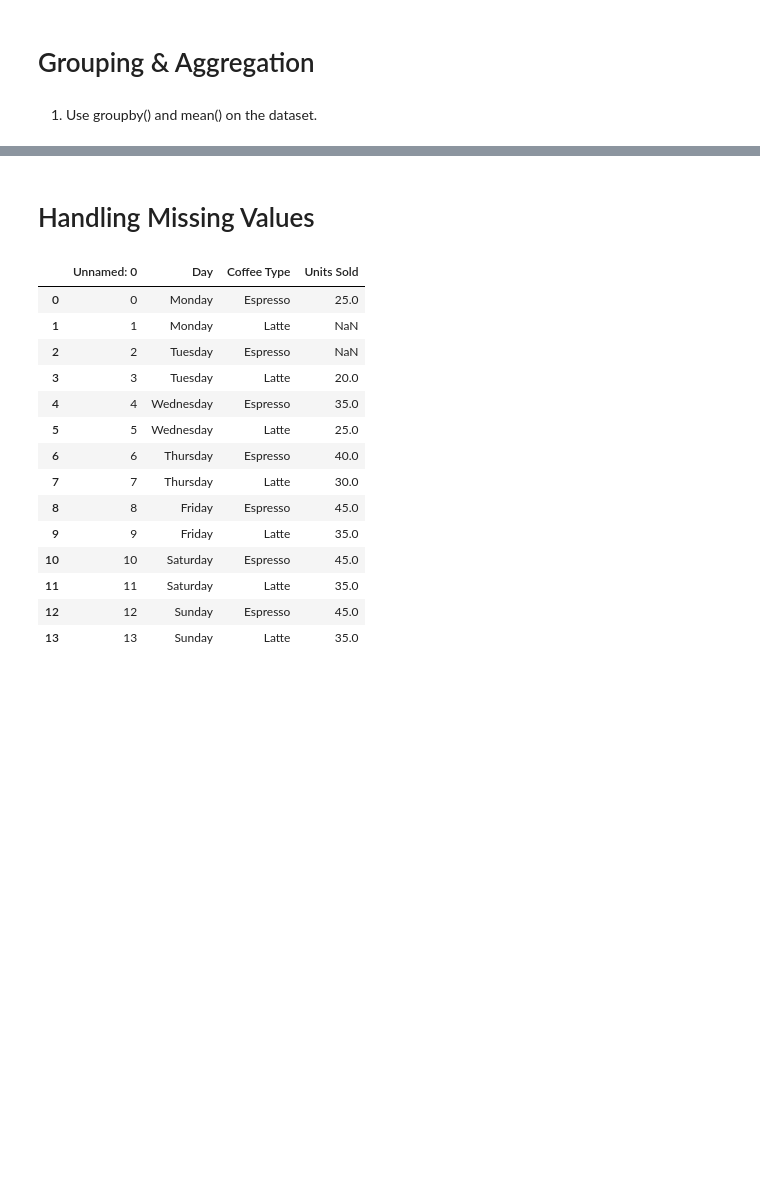
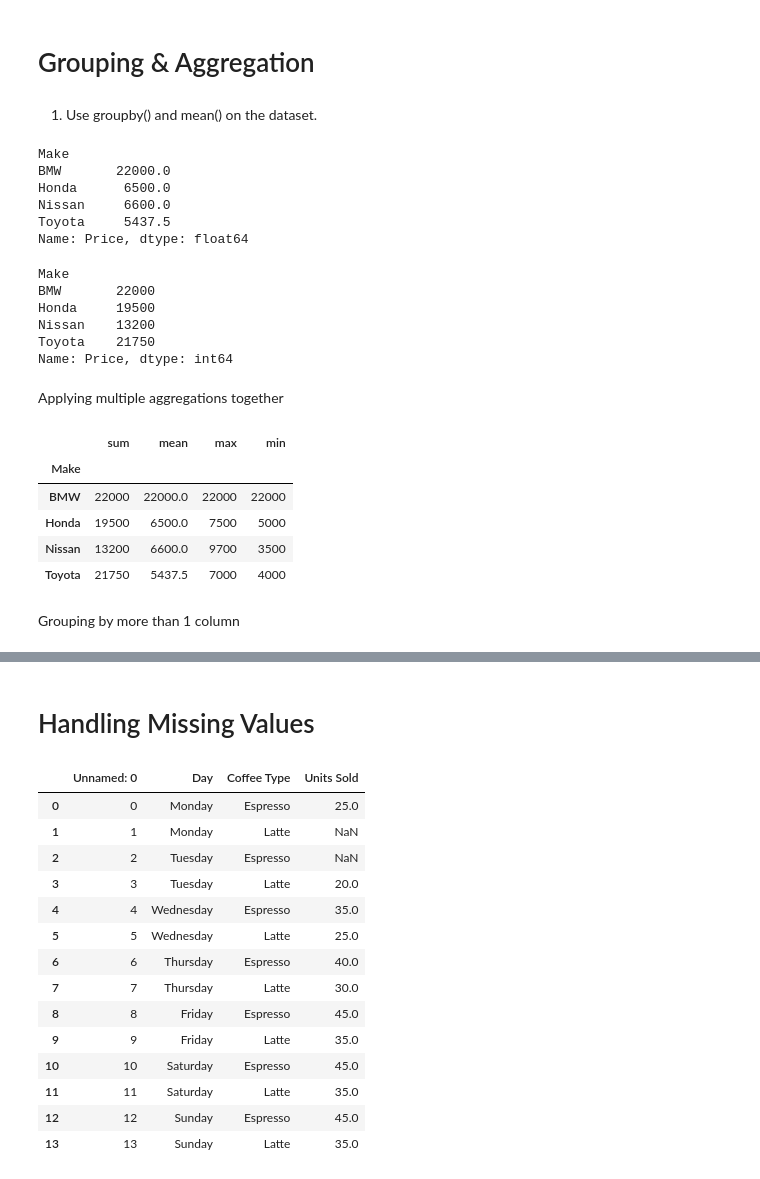
Before and after one commit to Muhammad-Bilal1605/LearningAI, a Jupyter notebook: scripts/Assignment2: Pandas.ipynb, the cells around one changed output, grey strips where cells are left out. Drawn from its saved outputs; the diff is of its cells as text; code cells hidden in the pictures; blank space fills up the shorter version.

Commit message:
Use groupby() and mean() on the dataset.
used groub by and mean, along with sum , count , min and max ,,, make grouped data by more than one column and applied more than one aggregation together

```diff
--- a/scripts/Assignment2: Pandas.ipynb
+++ b/scripts/Assignment2: Pandas.ipynb
@@ -510,3 +510,36 @@ olympic
 # Grouping & Aggregation
 # %% [markdown]
 1) Use groupby() and mean() on the dataset.
+# %%
+dataframe["Price"]=dataframe["Price"].str.replace("$","").astype(float).astype(int)
+
+dataframe.groupby("Make")["Price"].mean()
+# %% [output]
+Make
+BMW       22000.0
+Honda      6500.0
+Nissan     6600.0
+Toyota     5437.5
+Name: Price, dtype: float64
+# %%
+dataframe.groupby("Make")["Price"].sum()
+# %% [output]
+Make
+BMW       22000
+Honda     19500
+Nissan    13200
+Toyota    21750
+Name: Price, dtype: int64
+# %% [markdown]
+Applying multiple aggregations together
+# %%
+dataframe.groupby("Make")["Price"].agg(["sum","mean","max","min"])
+# %% [output]
+|  | sum | mean | max | min |
+| Make |  |  |  |  |
+| BMW | 22000 | 22000.0 | 22000 | 22000 |
+| Honda | 19500 | 6500.0 | 7500 | 5000 |
+| Nissan | 13200 | 6600.0 | 9700 | 3500 |
+| Toyota | 21750 | 5437.5 | 7000 | 4000 |
+# %% [markdown]
+Grouping by more than 1 column
```
Also changed, not shown: parts of 1 cell of this notebook.
